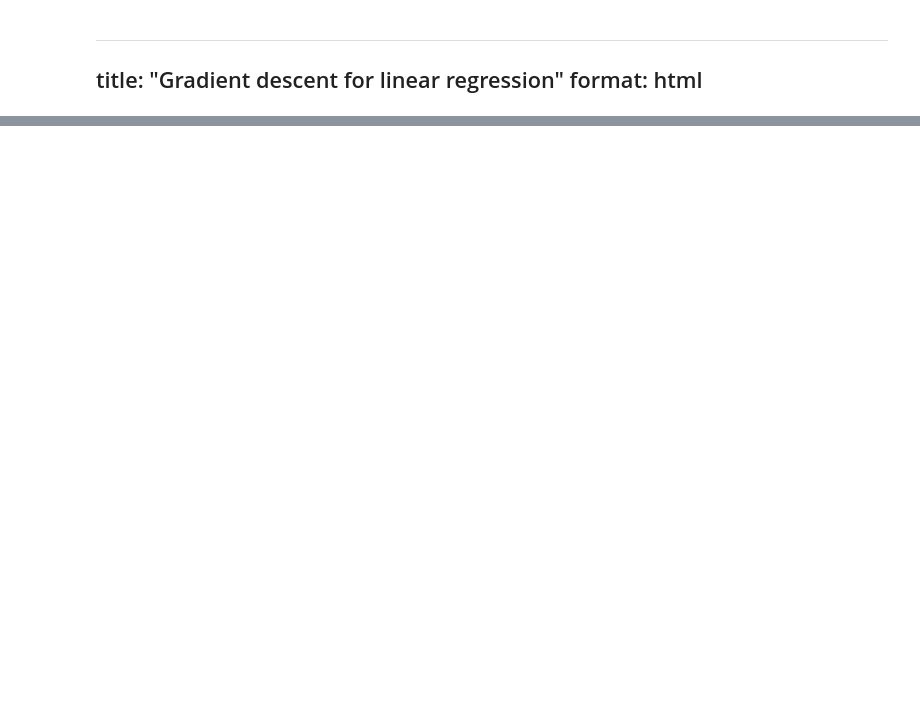
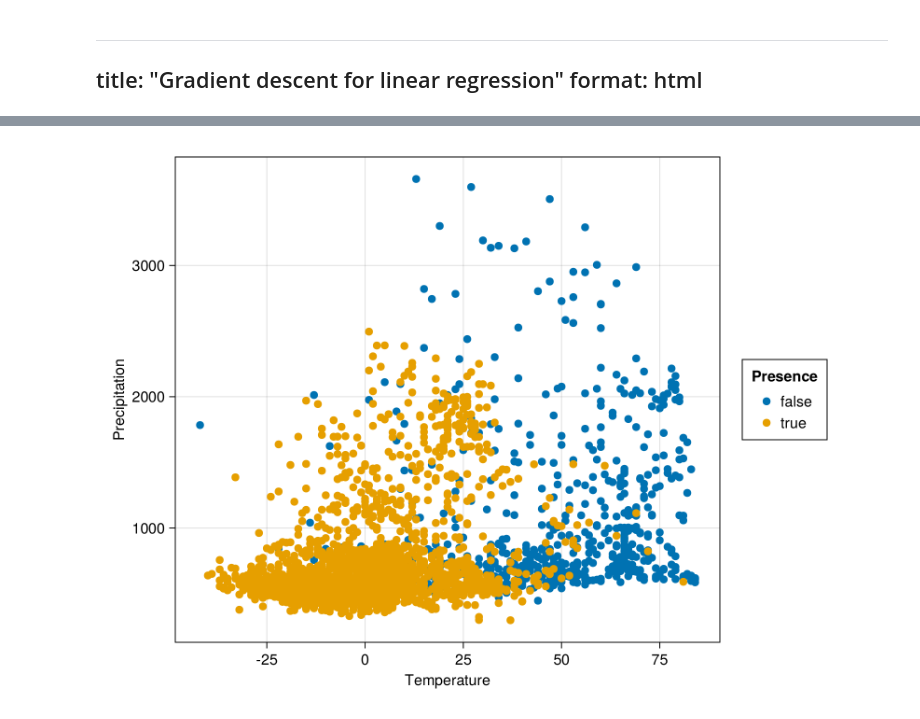
Before and after one commit to tpoisot/MLBS, a Jupyter notebook: notebooks/gradientdescent.ipynb, the cells around one changed output, grey strips where cells are left out. Cells and saved outputs as stored; diff of their text form; code cells hidden in the pictures; blank space fills up the shorter version.

```diff
--- a/notebooks/gradientdescent.ipynb
+++ b/notebooks/gradientdescent.ipynb
@@ -16,3 +16,4 @@ ArgumentError: ArgumentError: Package DataFrames not found in current path.
 # %%
 # Load the data
-data =
+rangifer = DataFrame(CSV.File("../data/gradientdescent/climate.csv"))
+describe(rangifer)
@@ -18,0 +32,6 @@ data =
+# %%
+using AlgebraOfGraphics
+rangifer_var = AlgebraOfGraphics.data(rangifer) * mapping(:bio1 => :Temperature, :bio12 => :Precipitation) * mapping(color=:presence => :Presence)
+draw(rangifer_var)
+# %% [output]
+[figure, added]
```
Also changed, not shown: parts of 5 cells of this notebook, 1 other file.
